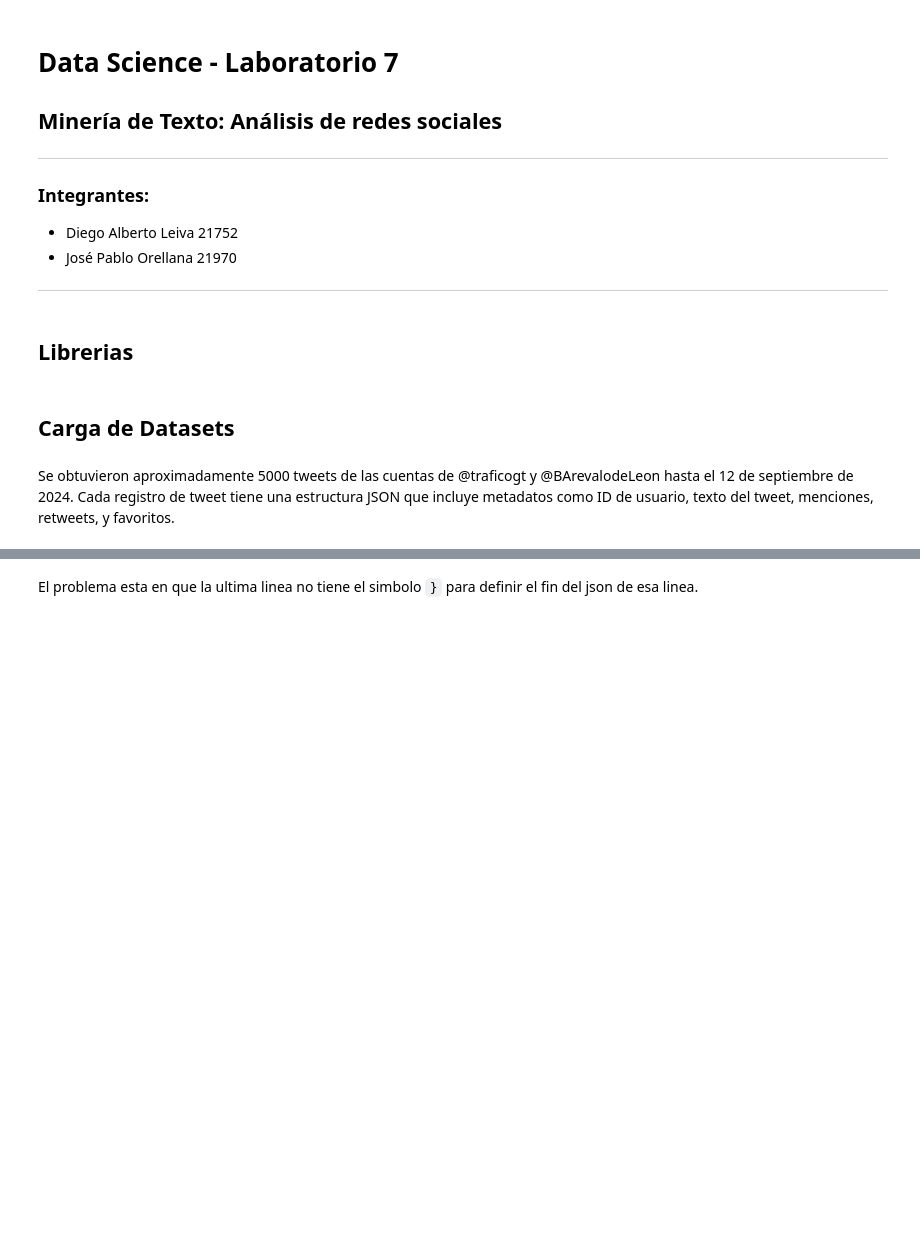
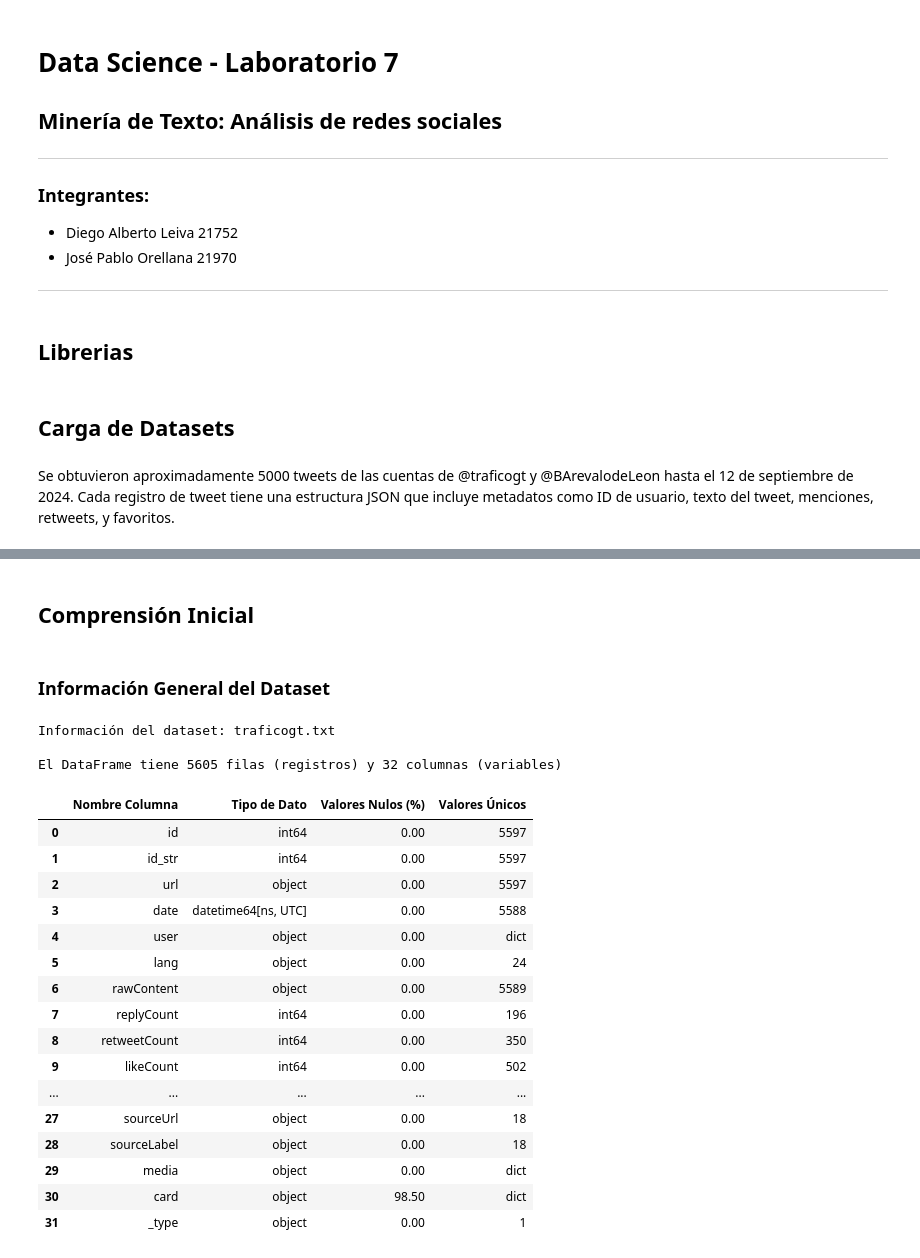
Before and after one commit to JPOrellana/Lab7-DataScience, a Jupyter notebook: Lab7.ipynb, the cells around one changed output, grey strips where cells are left out. Cells and saved outputs as stored; diff of their text form; code cells hidden in the pictures; blank space fills up the shorter version.

```diff
--- a/Lab7.ipynb
+++ b/Lab7.ipynb
@@ -101,2 +27,0 @@ Línea 5604: '{"id": 1711127305131631071, "id_str": "1711127305131631071", "url"
-# %% [markdown]
-El problema esta en que la ultima linea no tiene el simbolo `}` para definir el fin del json de esa linea.
@@ -102,0 +31,53 @@ El problema esta en que la ultima linea no tiene el simbolo `}` para definir el
+# %% [markdown]
+## Comprensión Inicial
+# %% [markdown]
+### Información General del Dataset
+# %%
+def get_DF_info(df):
+    """
+    Función que genera un dataframe con información sobre las columnas de un dataframe dado.
+
+    Args:
+        df (pandas.DataFrame): El dataframe de entrada.
+
+    Returns:
+        None
+    """
+    # Crear un dataframe con la información de las columnas
+    info = pd.DataFrame({
+        'Nombre Columna': df.columns,
+        'Tipo de Dato': df.dtypes,
+        'Valores Nulos (%)': (df.isnull().sum() * 100 / df.shape[0]).round(2),
+        # Si la columna contiene dict o list, mostrar el tipo. Si no, calcular los valores únicos
+        'Valores Únicos': df.apply(lambda x: 'dict' if x.apply(lambda y: isinstance(y, dict)).any() else
+                                             ('list' if x.apply(lambda y: isinstance(y, list)).any() else x.nunique()))
+    }).reset_index(drop=True)
+
+    # Mostrar la información del DataFrame
+    print(f"\nEl DataFrame tiene {df.shape[0]} filas (registros) y {df.shape[1]} columnas (variables)\n")
+    display(info)
+# %%
+# Mostrar información del DataFrame de 'traficogt'
+print("Información del dataset: traficogt.txt")
+get_DF_info(traficogt_df)
+# %% [output]
+Información del dataset: traficogt.txt
+
+El DataFrame tiene 5605 filas (registros) y 32 columnas (variables)
+|  | Nombre Columna | Tipo de Dato | Valores Nulos (%) | Valores Únicos |
+| 0 | id | int64 | 0.00 | 5597 |
+| 1 | id_str | int64 | 0.00 | 5597 |
+| 2 | url | object | 0.00 | 5597 |
+| 3 | date | datetime64[ns, UTC] | 0.00 | 5588 |
+| 4 | user | object | 0.00 | dict |
+| 5 | lang | object | 0.00 | 24 |
+| 6 | rawContent | object | 0.00 | 5589 |
+| 7 | replyCount | int64 | 0.00 | 196 |
+| 8 | retweetCount | int64 | 0.00 | 350 |
+| 9 | likeCount | int64 | 0.00 | 502 |
+| ... | ... | ... | ... | ... |
+| 27 | sourceUrl | object | 0.00 | 18 |
+| 28 | sourceLabel | object | 0.00 | 18 |
+| 29 | media | object | 0.00 | dict |
+| 30 | card | object | 98.50 | dict |
+| 31 | _type | object | 0.00 | 1 |
```
Also changed, not shown: parts of 21 cells of this notebook.
